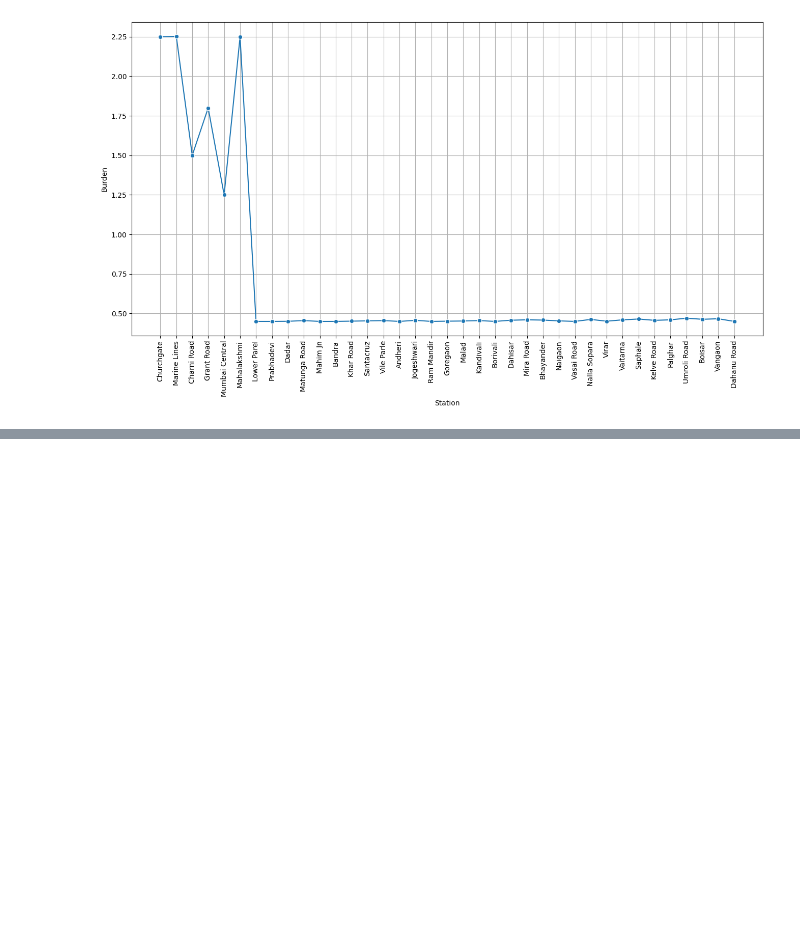
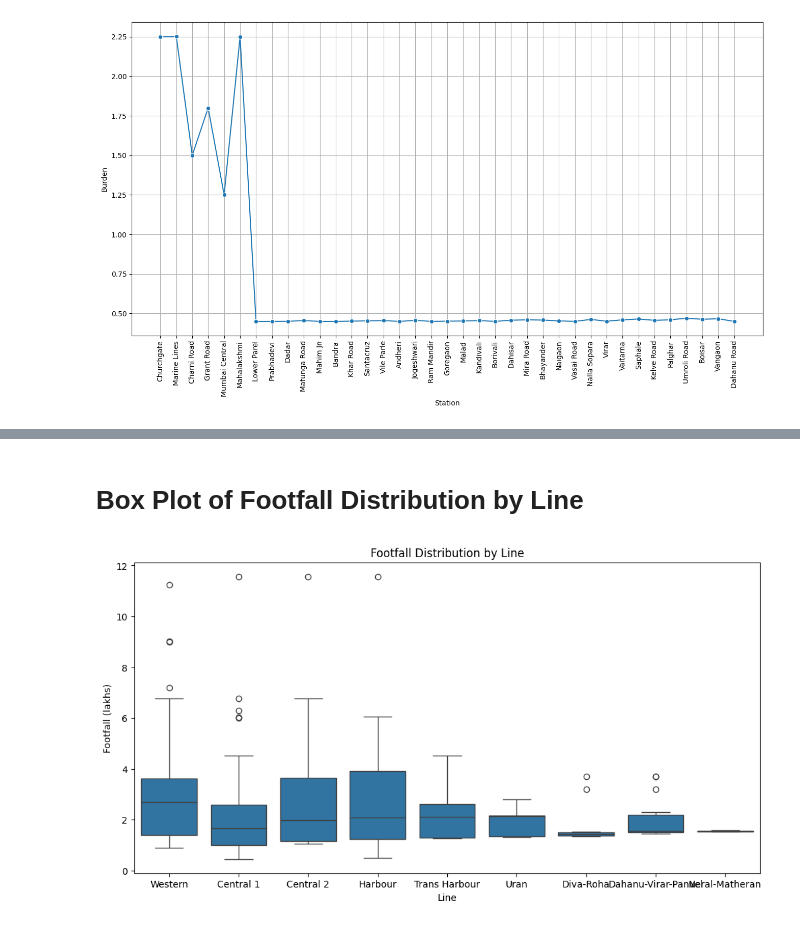
Before and after one commit to Keshav-goyal006/CnA-Project, a Jupyter notebook: CnA_final.ipynb, the cells around one changed output, grey strips where cells are left out. Drawn from its saved outputs; the diff is of its cells as text; code cells hidden in the pictures; blank space fills up the shorter version.

```diff
--- a/CnA_final.ipynb
+++ b/CnA_final.ipynb
@@ -73,0 +78,11 @@ df
+# %% [markdown]
+# Box Plot of Footfall Distribution by Line
+# %%
+plt.figure(figsize=(12, 6))
+sns.boxplot(x='Line', y='Footfall (lakhs)', data=df)
+plt.title('Footfall Distribution by Line')
+plt.xlabel('Line')
+plt.ylabel('Footfall (lakhs)')
+plt.show()
+# %% [output]
+[figure, added]
```
Also changed, not shown: parts of 40 cells of this notebook.
